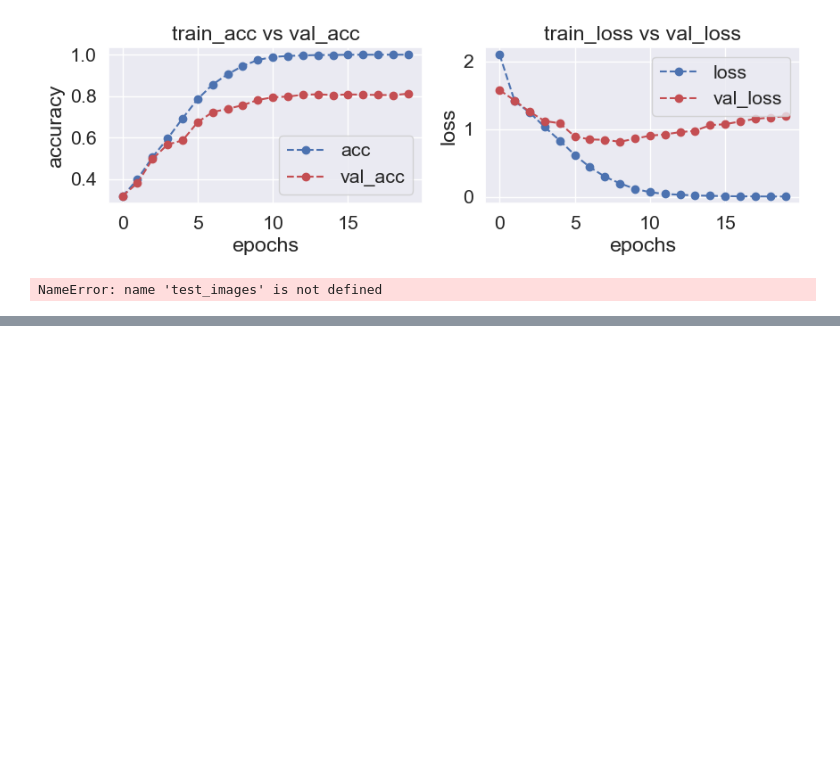
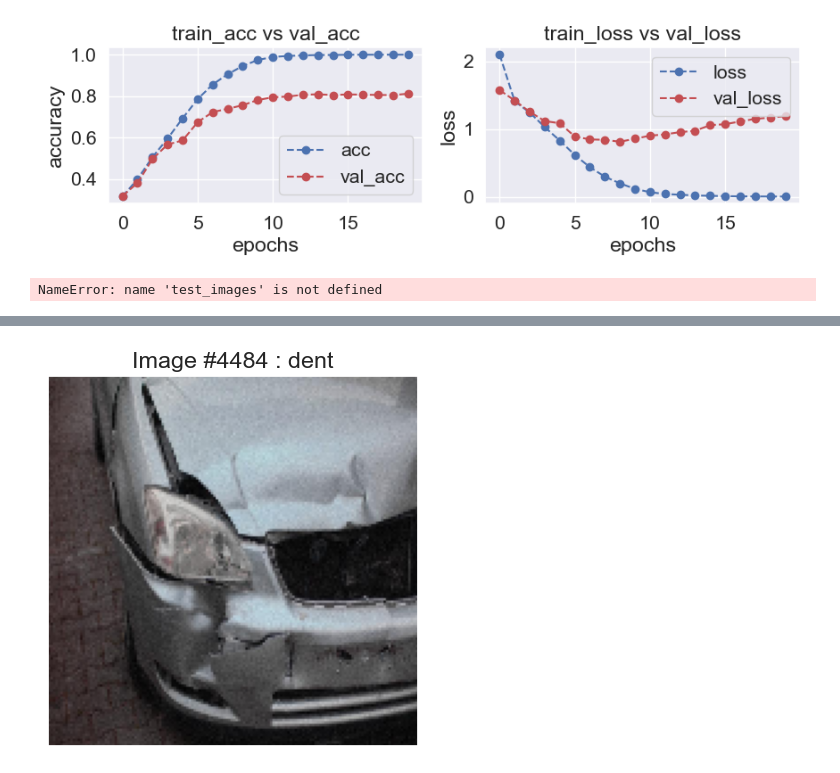
Before and after one commit to madhavk292/AI-ML-DS, a Jupyter notebook: Image Classification/image_classifficatin_car_insurance.ipynb, the cells around one changed output, grey strips where cells are left out. Saved outputs shown, nothing was run; the diff lists cells and outputs as text; code cells hidden in the pictures; blank space fills up the shorter version.

```diff
--- a/Image Classification/image_classifficatin_car_insurance.ipynb
+++ b/Image Classification/image_classifficatin_car_insurance.ipynb
@@ -265,3 +265,9 @@ plot_accuracy_loss(history)
 test_loss = model.evaluate(test_images, test_labels)
 # %% [output]
 NameError: name 'test_images' is not defined
+# %%
+predictions = model.predict(train_images)     # Vector of probabilities
+pred_labels = np.argmax(predictions, axis = 1) # We take the highest probability
+
+display_random_image(class_names, train_images, pred_labels)
+# %% [output]
@@ -267,0 +275 @@ NameError: name 'test_images' is not defined
+[figure, added]
```
Also changed, not shown: parts of 1 cell of this notebook, 2 other files.
